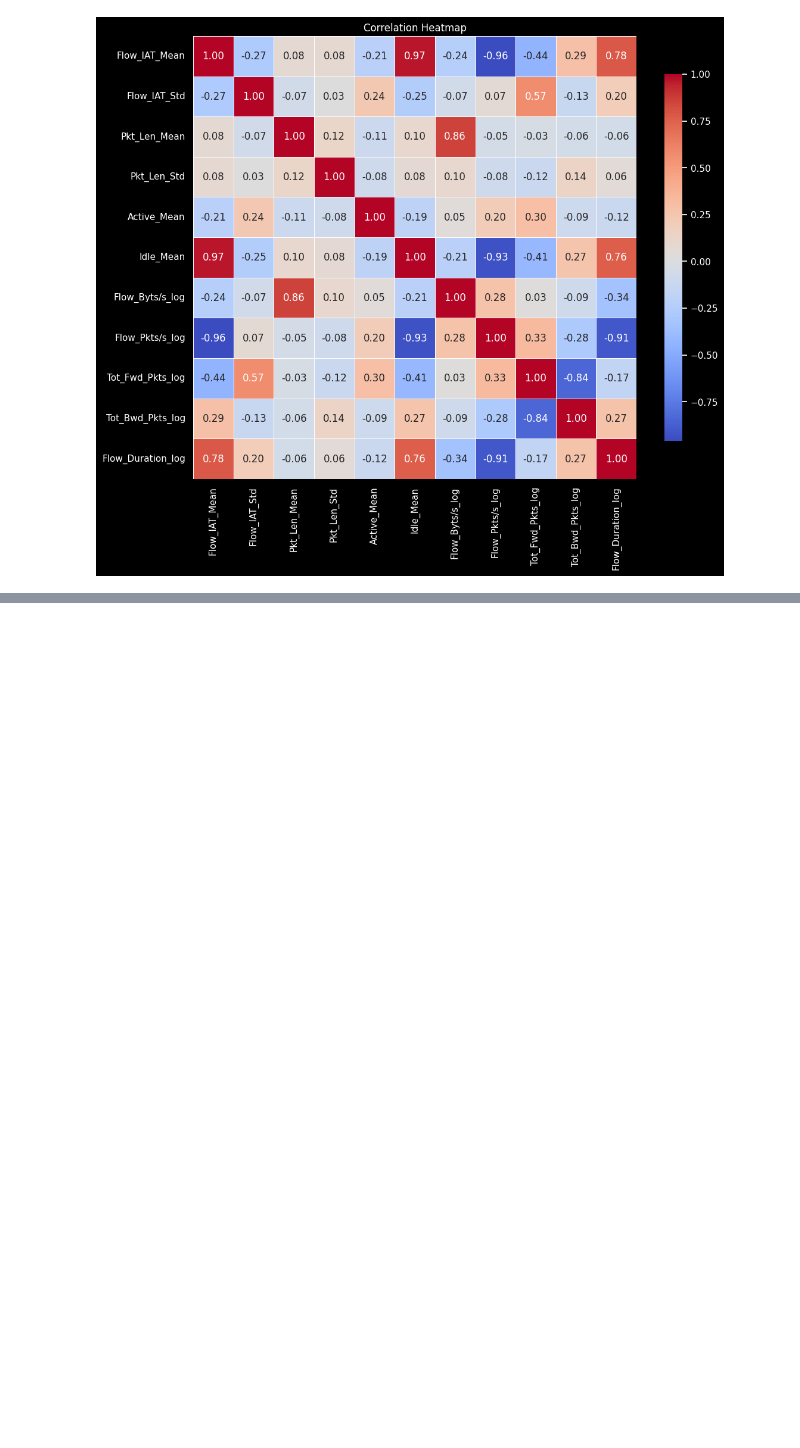
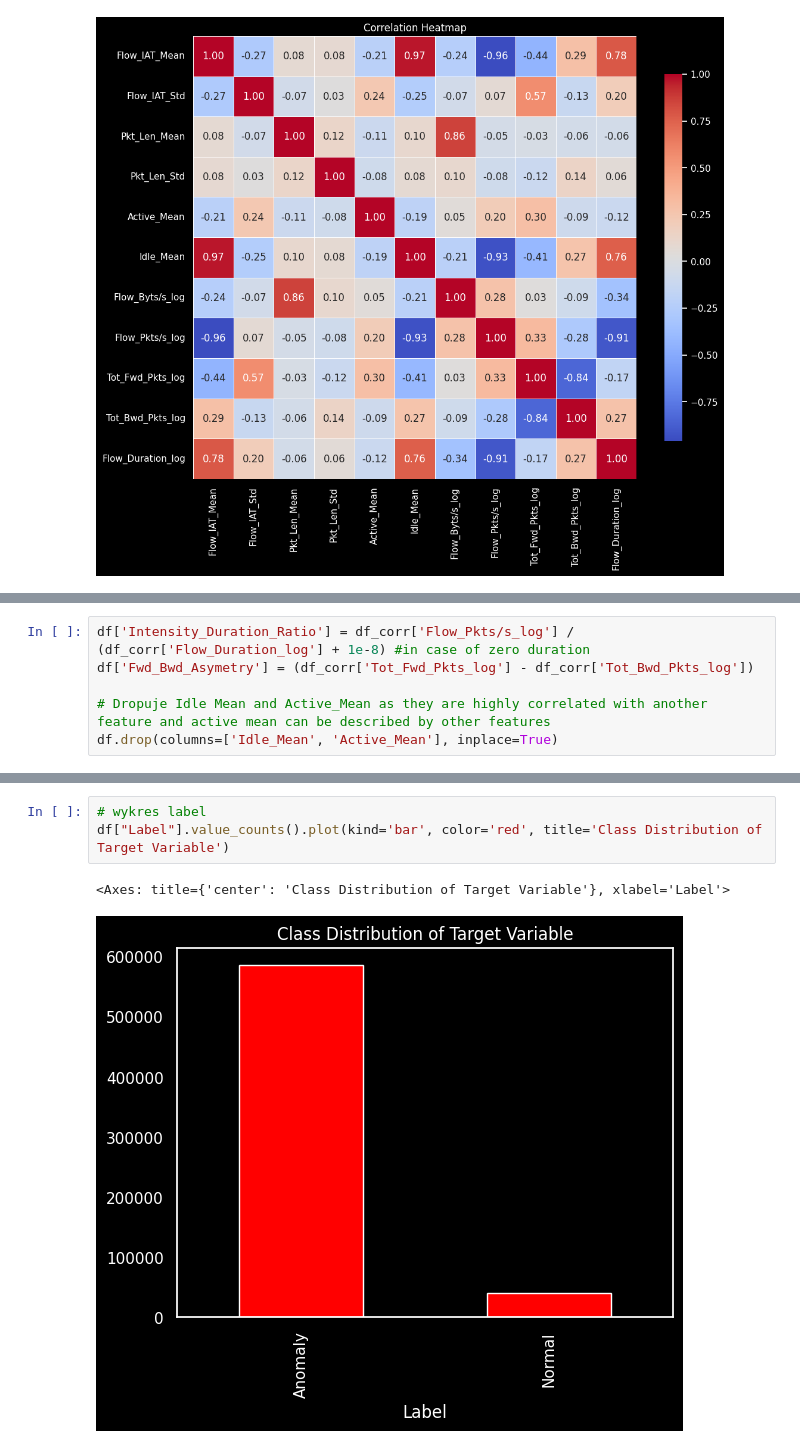
Before and after one commit to mikolajek22/IoT-Intrusion-Detection, a Jupyter notebook: project.ipynb, the cells around one changed output, grey strips where cells are left out. Drawn from its saved outputs; the diff is of its cells as text; blank space fills up the shorter version.

```diff
--- a/project.ipynb
+++ b/project.ipynb
@@ -650,0 +674,6 @@ interpretacja:
+# %%
+df['Intensity_Duration_Ratio'] = df_corr['Flow_Pkts/s_log'] / (df_corr['Flow_Duration_log'] + 1e-8) #in case of zero duration
+df['Fwd_Bwd_Asymetry'] = (df_corr['Tot_Fwd_Pkts_log'] - df_corr['Tot_Bwd_Pkts_log'])
+
+# Dropuje Idle Mean and Active_Mean as they are highly correlated with another feature and active mean can be described by other features
+df.drop(columns=['Idle_Mean', 'Active_Mean'], inplace=True)
@@ -650,0 +717,6 @@ interpretacja:
+# %%
+# wykres label
+df["Label"].value_counts().plot(kind='bar', color='red', title='Class Distribution of Target Variable')
+# %% [output]
+<Axes: title={'center': 'Class Distribution of Target Variable'}, xlabel='Label'>
+[figure, added]
```
Also changed, not shown: parts of 28 cells of this notebook.
